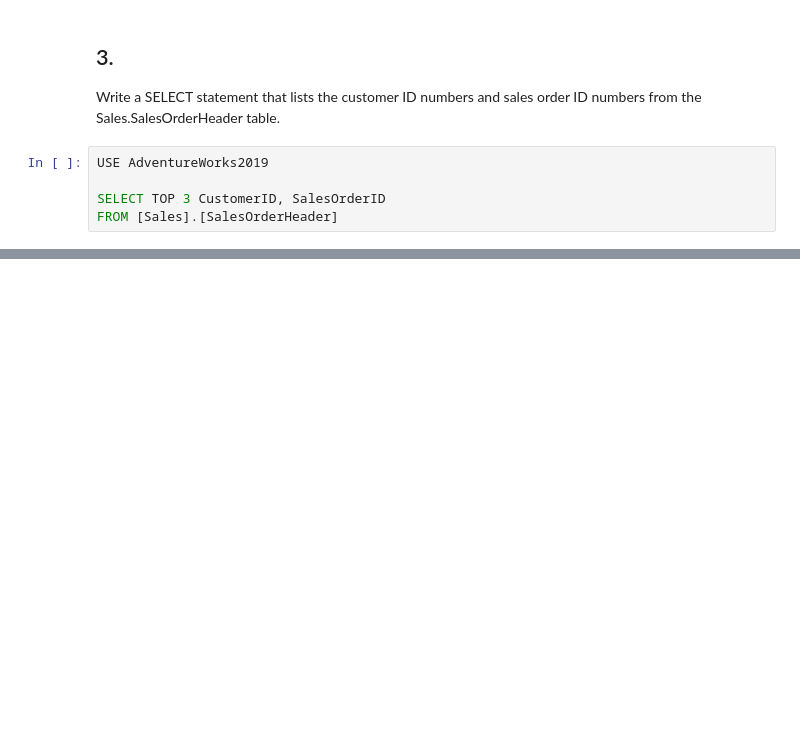
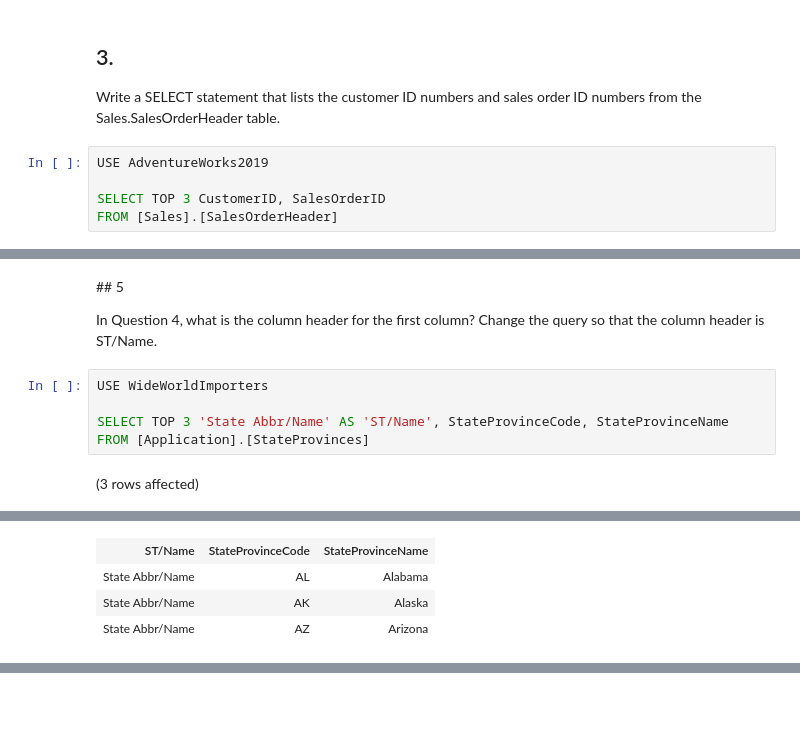
Before and after one commit to Empeno/Beginning-T-SQL, a Jupyter notebook: Exercise 3-1.ipynb, the cells around one changed output, grey strips where cells are left out. Cells and saved outputs as stored; diff of their text form; blank space fills up the shorter version.

```diff
--- a/Exercise 3-1.ipynb
+++ b/Exercise 3-1.ipynb
@@ -43,0 +60,13 @@ FROM [Sales].[SalesOrderHeader]
+# %% [markdown]
+\## 5
+
+
+
+In Question 4, what is the column header for the first column? Change the query so that the column header is ST/Name.
+# %%
+USE WideWorldImporters
+
+SELECT TOP 3 'State Abbr/Name' AS 'ST/Name', StateProvinceCode, StateProvinceName
+FROM [Application].[StateProvinces]
+# %% [output]
+(3 rows affected)
@@ -43,0 +74,4 @@ FROM [Sales].[SalesOrderHeader]
+| ST/Name | StateProvinceCode | StateProvinceName |
+| State Abbr/Name | AL | Alabama |
+| State Abbr/Name | AK | Alaska |
+| State Abbr/Name | AZ | Arizona |
```
Also changed, not shown: parts of 5 cells of this notebook.
